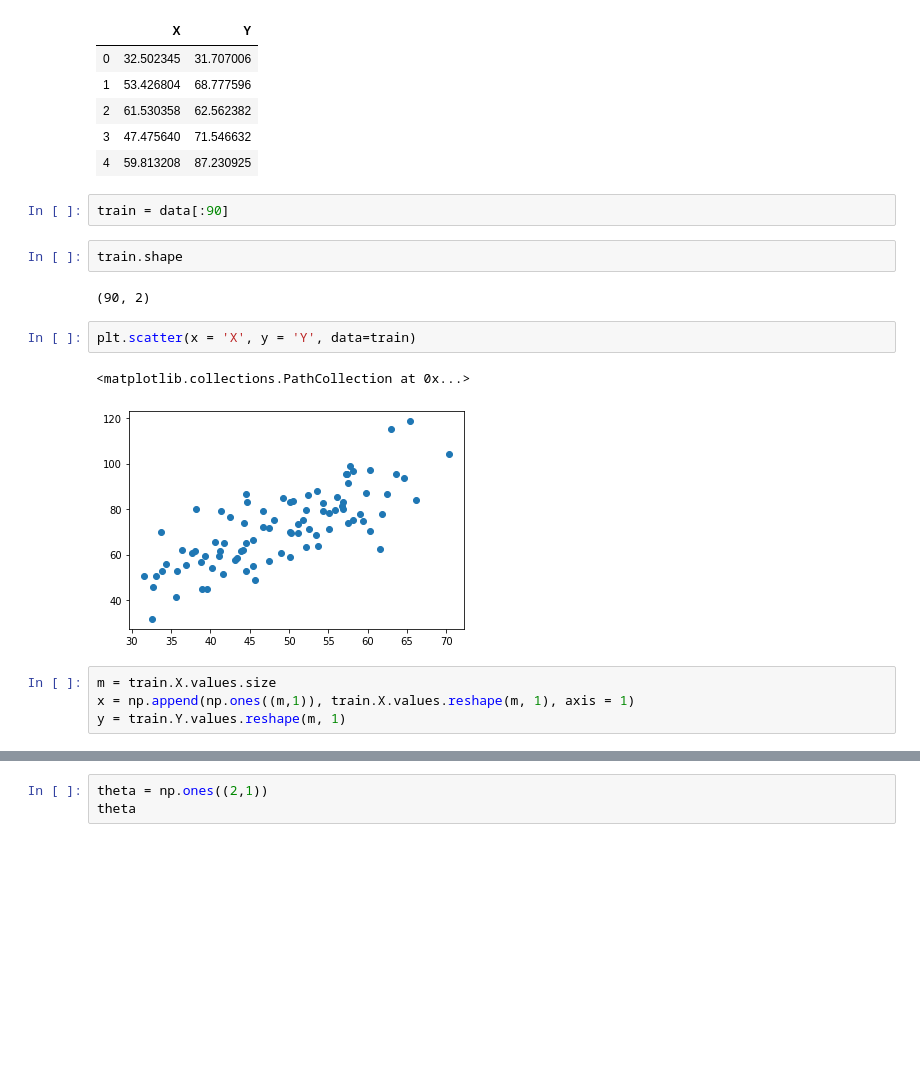
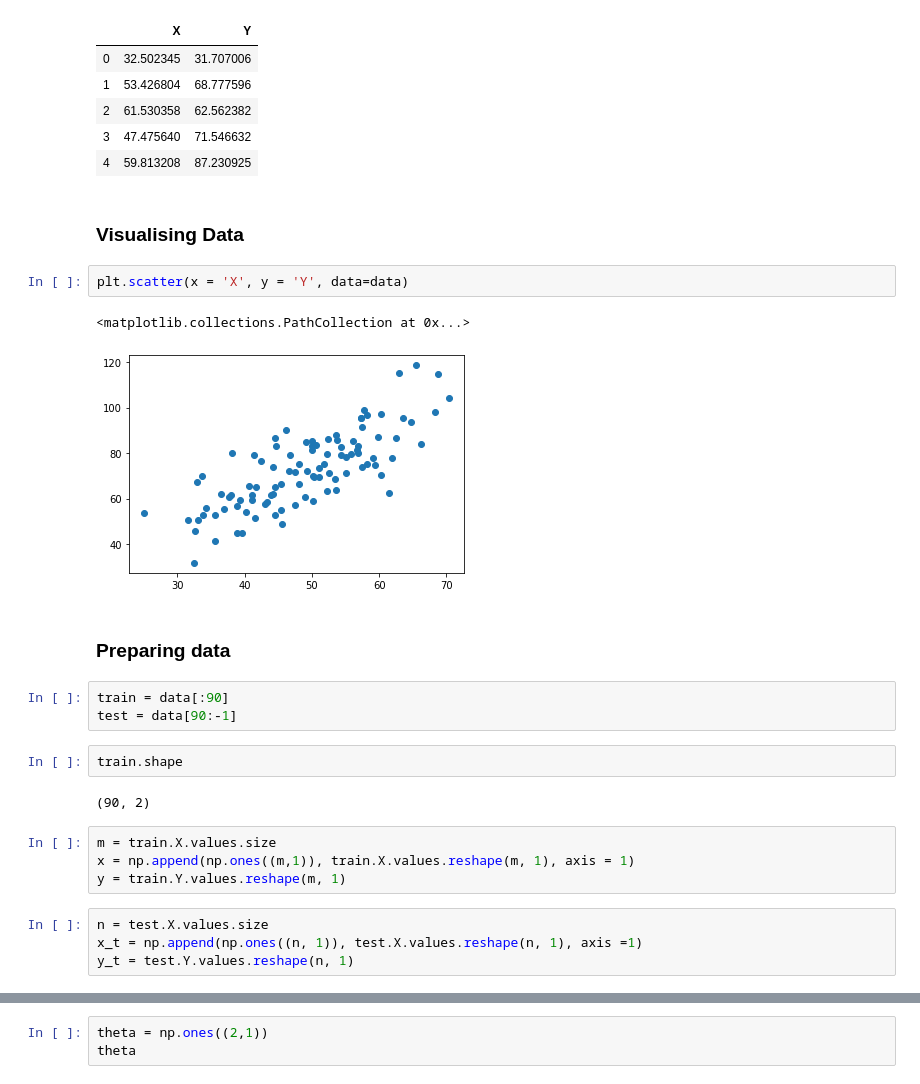
Before and after one commit to rkapoor1999/Univariate-Linear-Regression, a Jupyter notebook: Univariate_Linear_Regresson.ipynb, the cells around one changed output, grey strips where cells are left out. Cells and saved outputs as stored; diff of their text form; blank space fills up the shorter version.

```diff
--- a/Univariate_Linear_Regresson.ipynb
+++ b/Univariate_Linear_Regresson.ipynb
@@ -13,19 +21,28 @@ data.head()
 | 2 | 61.530358 | 62.562382 |
 | 3 | 47.475640 | 71.546632 |
 | 4 | 59.813208 | 87.230925 |
+# %% [markdown]
+### Visualising Data
+# %%
+plt.scatter(x = 'X', y = 'Y', data=data)
+# %% [output]
+<matplotlib.collections.PathCollection at 0x...>
+[figure, added]
+# %% [markdown]
+### Preparing data
 # %%
 train = data[:90]
+test = data[90:-1]
 # %%
 train.shape
 # %% [output]
 (90, 2)
-# %%
-plt.scatter(x = 'X', y = 'Y', data=train)
-# %% [output]
-<matplotlib.collections.PathCollection at 0x...>
-[figure, removed]
 # %%
 m = train.X.values.size
 x = np.append(np.ones((m,1)), train.X.values.reshape(m, 1), axis = 1)
 y = train.Y.values.reshape(m, 1)
+# %%
+n = test.X.values.size
+x_t = np.append(np.ones((n, 1)), test.X.values.reshape(n, 1), axis =1)
+y_t = test.Y.values.reshape(n, 1)
 # %%
```
Also changed, not shown: parts of 26 cells of this notebook.
